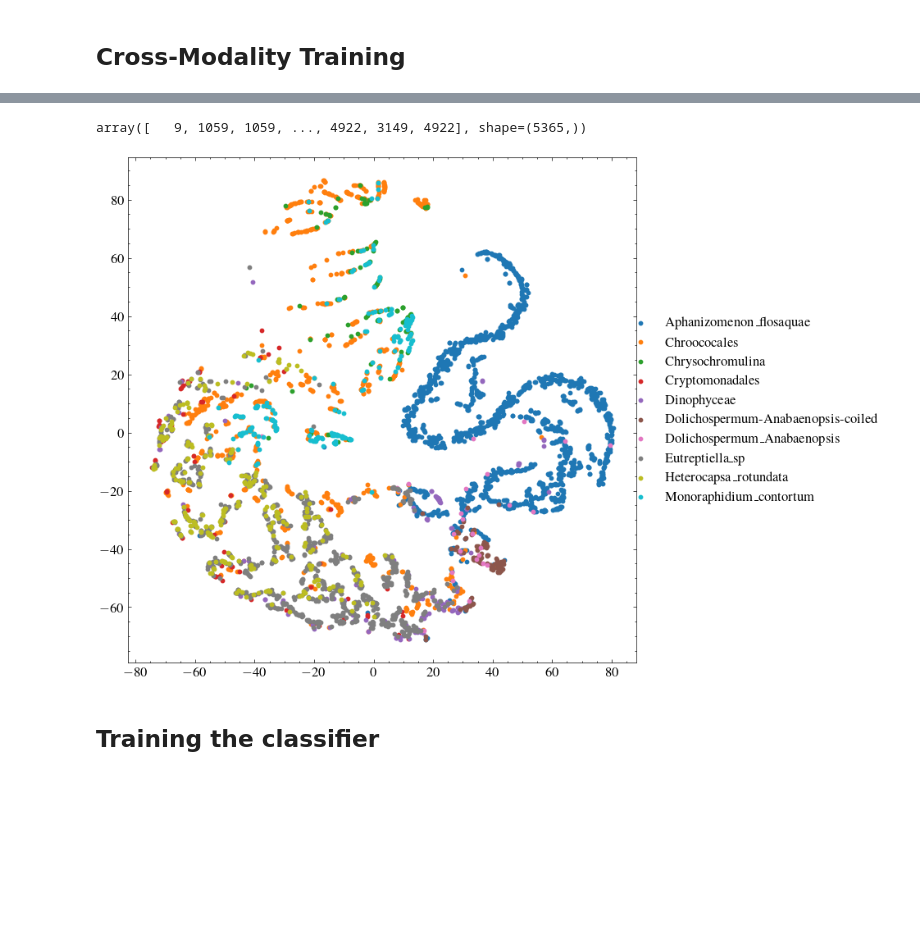
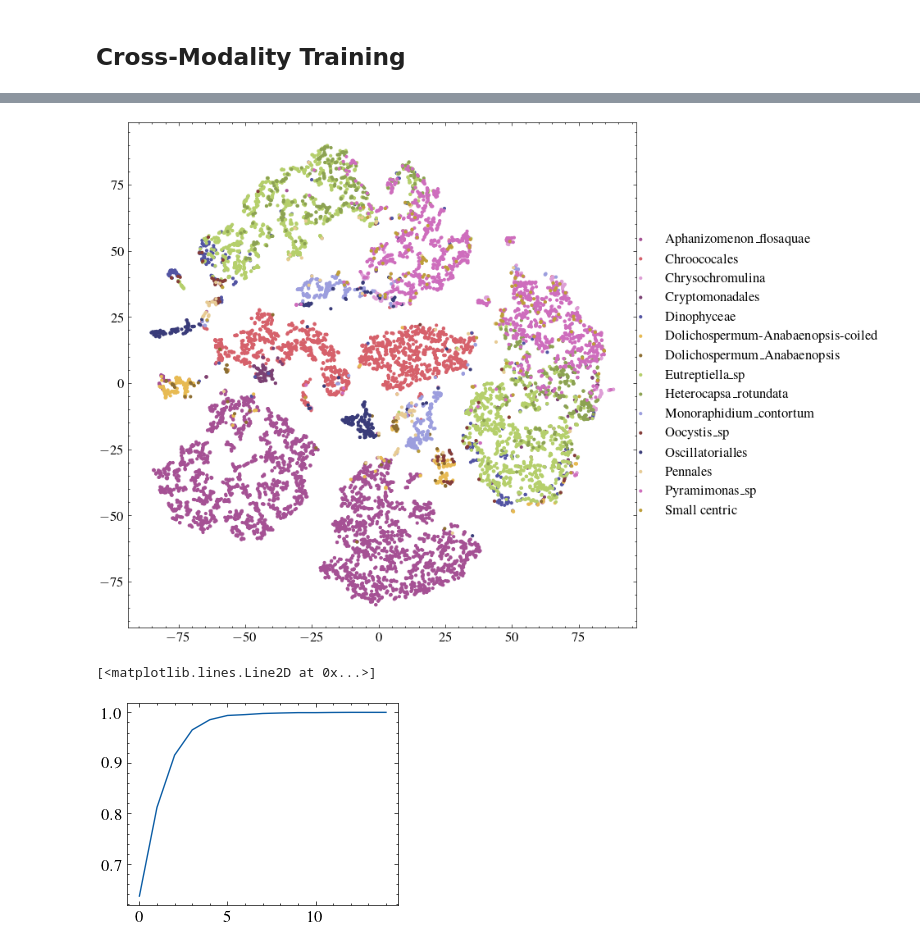
Before and after one commit to imveikka/multimodal_plankton_recognition, a Jupyter notebook: sandbox.ipynb, the cells around one changed output, grey strips where cells are left out. Cells and saved outputs as stored; diff of their text form; code cells hidden in the pictures; blank space fills up the shorter version.

```diff
--- a/sandbox.ipynb
+++ b/sandbox.ipynb
@@ -101,28 +107,30 @@ train_set.X[ix], (image).mean()
 # %%
-dim_space = 128
+dim_space = 256
 
-signal_encoder = TS_Transformer(dim_in=7, dim_out=64, num_head=4, num_layers=6,
-                         dim_feedforward=256, max_len=256)
+signal_encoder = TS_Transformer(dim_in=7, dim_out=256, num_head=8, num_layers=12,
+                         dim_feedforward=1024, max_len=256)
 
-image_encoder = ImageEncoder('efficientnet_b0')
+image_encoder = ImageEncoder('resnet18')
 
 model = BiModal(image_encoder, signal_encoder, dim_space)
 
 classifier = nn.Sequential(
-    nn.Linear(128, 4096),
+    nn.Linear(dim_space, 4096),
+    nn.GELU(),
+    nn.Linear(4096, 4096),
     nn.GELU(),
     nn.Linear(4096, id)
 )
 
-crossmodal_criterion = DistanceLoss()
+crossmodal_criterion = RankLoss(margin=2.5)
 classification_criterion = nn.CrossEntropyLoss()
 
 parameters = list(model.parameters()) \
     + list(crossmodal_criterion.parameters()) \
     + list(classifier.parameters())
-optimizer = optim.Adam(parameters, lr=1e-5, weight_decay=1e-10)
+optimizer = optim.Adam(parameters, lr=1e-4, weight_decay=1e-10)
 
-plugin = GradientAccumulationPlugin(num_steps=1,
+plugin = GradientAccumulationPlugin(num_steps=4,
                                     sync_with_dataloader=False)
 accelerator = Accelerator(mixed_precision='fp16',
                           gradient_accumulation_plugin=plugin)
@@ -138,5 +146,5 @@ train_loader, test_loader, valid_loader = accelerator.prepare(
     train_loader, test_loader, valid_loader
 )
 
-model
+print(sum(torch.numel(p) for p in model.parameters()))
 # %% [output]
@@ -183,16 +175,17 @@ def set_eval(*modules):
         module.eval()
 
 
+@torch.no_grad()
 def validate(model, classifier, crossmodal_criterion,
              classification_criterion, dataloader, alpha):
     set_eval(model, classifier, crossmodal_criterion)
     loss = 0
     for batch in dataloader:
         loss += step(model, classifier, batch, crossmodal_criterion,
-                     classification_criterion, alpha)
+                     classification_criterion, alpha).detach().item()
     return loss / len(dataloader)
 # %%
-epochs = 1
+epochs = 50
 steps = len(train_loader) * epochs
 iterator = tqdm(range(1, steps + 1))
 
@@ -259,31 +247,29 @@ np.mean(losses) = np.float64(3.43880481947036)
 # %%
-I_e_np = I_e.numpy()
-S_e_np = S_e.numpy()
+I_np = I.cpu().numpy()
+S_np = S.cpu().numpy()
+E = np.concat((I_np, S_np), 0)
 label_np = label.numpy()
+label_E = np.tile(label_np, (2,))
 
 from sklearn.manifold import TSNE
 from sklearn.decomposition import PCA
 
-E = TSNE(2, perplexity=20, early_exaggeration=20).fit_transform(S_e_np)
-# E = PCA(2).fit_transform(S_e_np + I_e_np)
+reduced = TSNE(2, perplexity=20, early_exaggeration=20).fit_transform(E)
+# reduced = PCA(2).fit_transform(E)
-# %%
-logits = I_e_np @ S_e_np.T
-logits.argmax(0)
-# %% [output]
-array([   9, 1059, 1059, ..., 4922, 3149, 4922], shape=(5365,))
 # %%
 fig = plt.figure()
 ax = fig.add_subplot()#projection='3d')
 
-for y, c in zip(np.unique(label_np), mcolor.TABLEAU_COLORS.values()):
+palette = plt.colormaps.get_cmap('tab20b')
+colors = random.sample(palette.colors, id)
+
+for y, c in zip(np.unique(label_E), colors):
     class_name = test_set.label_encoder.inverse_transform([y])[0]
-    e = E[label == y]
-    ax.scatter(*zip(*e), label=class_name, s=10, c=c)
+    e = reduced[label_E == y]
+    ax.scatter(*zip(*e), label=class_name, s=4, c=[c]*len(e))
 
 fig.set_size_inches(8, 8)
 ax.legend(loc=7, bbox_to_anchor=(1.5, .5))
 plt.show()
 # %% [output]
-[figure, old version]
+[figure, new version]
-# %% [markdown]
-## Training the classifier
@@ -393,3 +276,12 @@ pred
+# %%
+from sklearn.metrics import top_k_accuracy_score
+
+pred_np = pred.numpy()
+
+plt.plot([top_k_accuracy_score(label_np, pred_np, k=k) for k in range(1, id+1)])
+# %% [output]
+[<matplotlib.lines.Line2D at 0x...>]
+[figure, added]
 # %%
 from sklearn.metrics import classification_report
 
```
Also changed, not shown: parts of 18 cells of this notebook, 2 other files.
